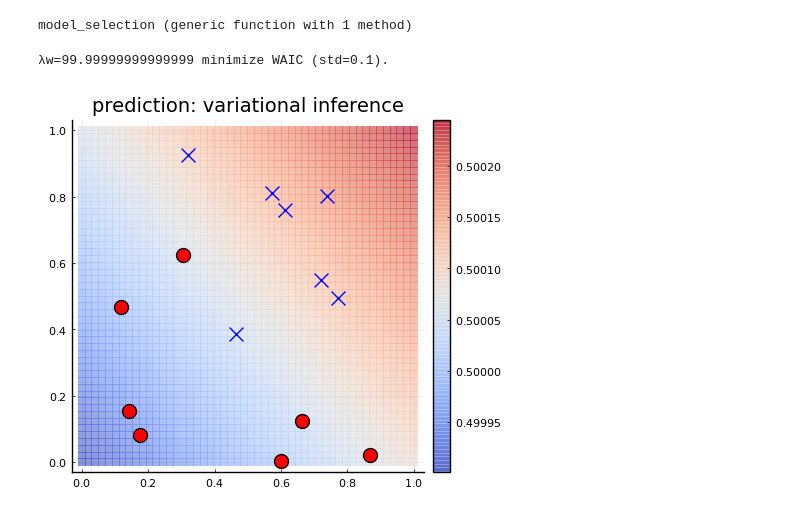
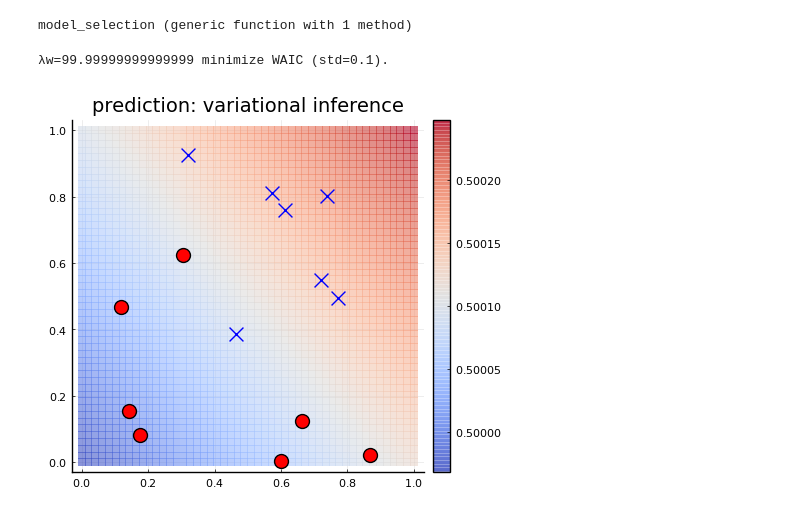
Before and after one commit to kitano-AppMath/my-julia-works, a Jupyter notebook: Variational Inference.ipynb, the cells around one changed output. Saved outputs shown, nothing was run; the diff lists cells and outputs as text; code cells hidden in the pictures.

```diff
--- a/Variational Inference.ipynb
+++ b/Variational Inference.ipynb
@@ -318,17 +318,17 @@ function ∇DKL(params, λw)
 end
 
 #∇ELBO
-∇ELBO(x, y, params, λw) = Er(x, y, params, n_samps, f) - ∇DKL(params, λw)
+∇ELBO(x, y, params, n_samps, λw) = Er(x, y, params, n_samps, f) - ∇DKL(params, λw)
 
 #variational infernce
-function myVI(X, Y, λw, n_train, d, ϵ)
+function myVI(X, Y, λw, n_train, n_samps, d, ϵ)
     _, N = size(X)
     params = vcat(zeros(d), ones(d))
     @showprogress for k in 1:n_train
         idx = rand(1:N)
         x = X[:,idx]
         y = Y[:,idx]
-        params += ϵ * ∇ELBO(x, y, params, λw)/k
+        params += ϵ  * N * ∇ELBO(x, y, params, n_samps, λw) / k
     end
     return params
 end
@@ -364,7 +364,7 @@ function model_selection(X, Y, λws, n_samps, ϵ, pmodel, logpmodel)
     M = length(λws)
     WAICs = zeros(M)
     for i in 1:M
-        params = myVI(X, Y, λws[i], n_train, d, ϵ)
+        params = myVI(X, Y, λws[i], n_train, n_samps, d, ϵ)
         wsamps = sample_from_posterior(params, n_samps)
         WAICs[i] = calc_WAIC(X, Y, wsamps, pmodel, logpmodel)
     end
@@ -381,7 +381,7 @@ Y = vcat(vcat(ones(div(N,2)), zeros(div(N,2)))', vcat(zeros(div(N,2)), ones(div(
 
 #plot the data
 fig3 = plot_data(X, Y)
-#savefig(fig3, "figs-VI/fig3.png")
+savefig(fig3, "figs-VI/fig3.png")
 
 #initialize the parameters
 Random.seed!(42)
@@ -390,35 +390,35 @@ Dy, N = size(Y)
 D₀ = 5
 W₂, W₃, b₂, b₃ = init_params(Dx, D₀, Dy)
 Ws = stick_params(W₂, W₃, b₂, b₃)
 wvec₀ = Ws[:]
 d = length(wvec₀)
 
 #Neural Network
 Φ(x, wvec) = Φ(x, wvec, Dx, D₀, Dy)
 
 #model, posterior, predictive
 logpmodel(y, x, wvec) = logpmodel(y, x, wvec, Φ)
 pmodel(y,x,wvec) = exp(logpmodel(y, x, wvec))
 ppred(x, wsamps) = ppred(x, wsamps, pmodel)
 
 #model selection
-ϵ = 0.1
+ϵ = 0.01
 λws = 1 ./ collect(0.1:0.1:1.0) .^2
 WAICs = model_selection(X, Y, λws, 5000, ϵ, pmodel, logpmodel)
 λw = λws[argmin(WAICs)]
 println("λw=$(λw) minimize WAIC (std=$(1/sqrt(λw))). ")
 
 #calculate the variational parameters
 n_train = 1000
-params = myVI(X, Y, λw, n_train, d, ϵ)
+n_samps = 5000
+params = myVI(X, Y, λw, n_train, n_samps, d, ϵ)
 
 #posterior sample
-n_samps = 5000
 wsamps = sample_from_posterior(params, n_samps)
 
 #plot the result
 fig4 = plot_prob_1(X, Y, x->ppred(x, wsamps), "prediction: variational inference")
-#savefig(fig4, "figs-VI/fig4.png")
+savefig(fig4, "figs-VI/fig4.png")
 # %% [output]
 λw=99.99999999999999 minimize WAIC (std=0.1).
-[figure, old version]
+[figure, new version]
```
Also changed, not shown: parts of 2 cells of this notebook, 2 other files.
